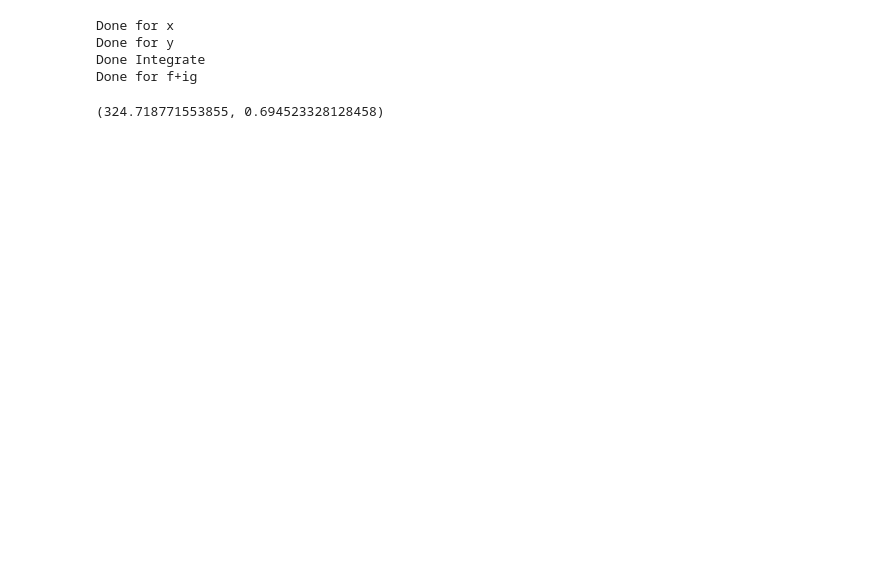
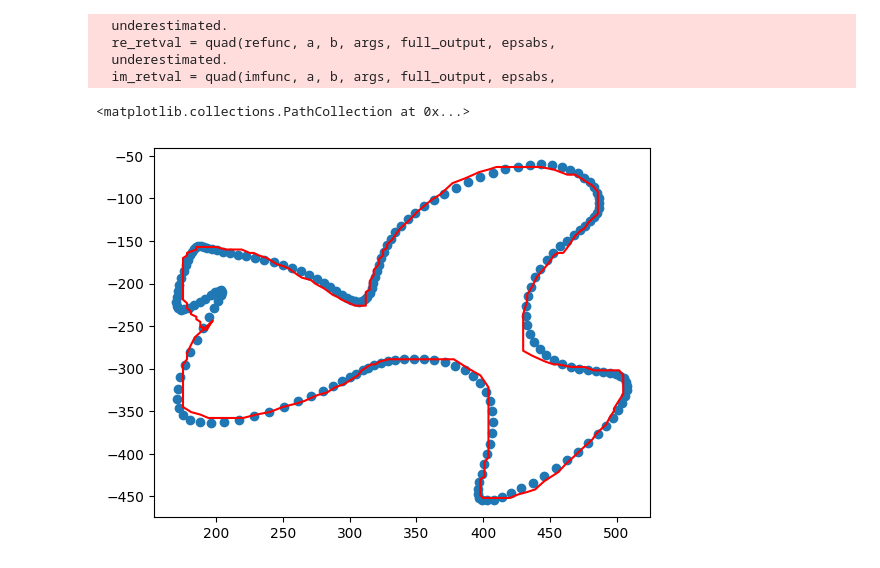
Before and after one commit to AmanGoyal1906/fourier, a Jupyter notebook: fourier.ipynb, the cells around one changed output. Saved outputs shown, nothing was run; the diff lists cells and outputs as text; code cells hidden in the pictures; blank space fills up the shorter version.

```diff
--- a/fourier.ipynb
+++ b/fourier.ipynb
@@ -38,2 +57,0 @@ x, y = import_points()
-# %%
-t = smp.symbols('t')
@@ -43,16 +58,16 @@ g = -2*t**2 + 3*t - 2
-# %%
-w = smp.symbols('w')
-# %%
-x = np.array([[0,1],[0.5,10],[1,-4]])
-y = np.array([[0,5],[0.5,-1],[1,3]])
-# %%
-r,theta = fourier_component(x,y,w)
-# %% [output]
-Done for x
-Done for y
-Done Integrate
-Done for f+ig
-# %%
-smp.N(r.subs(w,0)),smp.N(theta.subs(w,0))
-# %% [output]
-(324.718771553855, 0.694523328128458)
+# %%
+n = 10
+w_range = np.arange(-n,n+1)
+nums = np.array([fourier_component(x,y,w) for w in w_range])
+# %% [output]
+  underestimated.
+  re_retval = quad(refunc, a, b, args, full_output, epsabs,
+  underestimated.
+  im_retval = quad(imfunc, a, b, args, full_output, epsabs,
+# %%
+t_ = np.linspace(0,1,200)
+plt.plot(x[:,1],y[:,1],color ='r')
+plt.scatter([sum(nums*np.exp(1j*2*np.pi*w_range*t)).real for t in t_],[sum(nums*np.exp(1j*2*np.pi*w_range*t)).imag for t in t_])
+# %% [output]
+<matplotlib.collections.PathCollection at 0x...>
+[figure, added]
```
Also changed, not shown: parts of 8 cells of this notebook, 2 other files.
